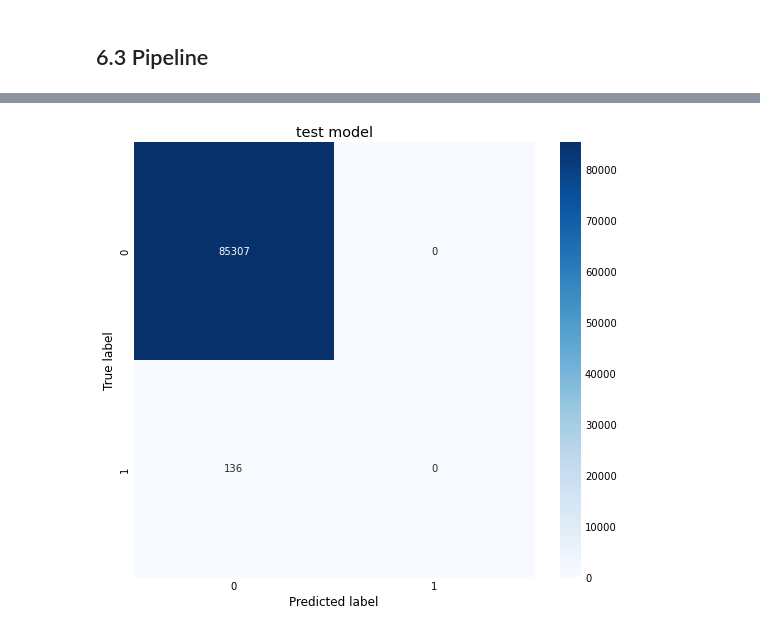
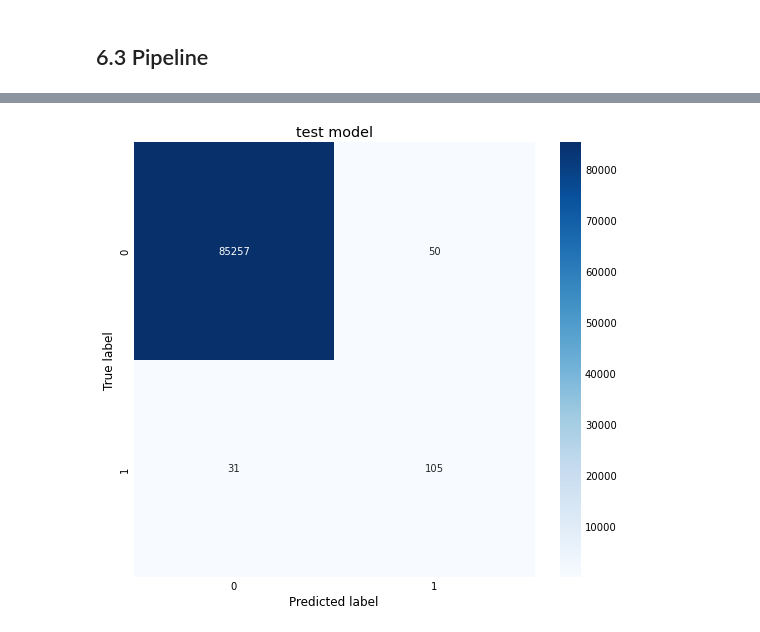
Before and after one commit to YuriCatramby/ds-clf-fraud-detection, a Jupyter notebook: ds_clf_fraud_detection.ipynb, the cells around one changed output, grey strips where cells are left out. Cells and saved outputs as stored; diff of their text form; code cells hidden in the pictures.

```diff
--- a/ds_clf_fraud_detection.ipynb
+++ b/ds_clf_fraud_detection.ipynb
@@ -356,7 +345,7 @@ def cal_class_weight(df):
 # %% [markdown]
 ### 6.1.2 Oversampling
 # %%
-def cal_resample(df):
+def func_resample(df):
     df_train_imbalanced = df.copy()
     df_train_over = resample(
         df[df['Class'] == 1],
@@ -367,3 +356,6 @@ def cal_resample(df):
 
     df_train_balanced = pd.concat([df_train_over, df_train_imbalanced])
     return df_train_balanced
+# %%
+df_train_balanced = func_resample(df_train)
+df_train_balanced.groupby('Class').size()
@@ -402,6 +399,20 @@ list_models = [
     model_gb,
     model_ada
 ]
+
+list_models_names = [
+    'LogisticRegression',
+    'DecisionTreeClassifier',
+    'RandomForestClassifier',
+    'SVC',
+    'GaussianNB',
+    'XGBClassifier',
+    'GradientBoostingClassifier',
+    'AdaBoostClassifier'
+]
 # %% [markdown]
 ## 6.3 Pipeline
+# %%
+X_train_bal = df_train_balanced.drop('Class', axis=1)
+y_train_bal = df_train_balanced['Class']
 # %%
@@ -448,13 +456,18 @@ ROC/AUC: 0.5
 # %%
-# plt.figure(figsize = (8, 8))
+plt.figure(figsize = (8, 8))
 
-# cm = confusion_matrix(y_test, y_pred)
+model = model_dt
+model.fit(X_train_bal, y_train_bal)
 
-# sns.heatmap(cm, annot=True, cmap='Blues', fmt='.0f')
-# plt.title('test model')
-# plt.xlabel("Predicted label")
-# plt.ylabel("True label")
+score_model = model.score(X_test, y_test)
+y_pred = model.predict(X_test)
+cm = confusion_matrix(y_test, y_pred)
 
-# plt.show()
+sns.heatmap(cm, annot=True, cmap='Blues', fmt='.0f')
+plt.title('test model')
+plt.xlabel("Predicted label")
+plt.ylabel("True label")
+
+plt.show()
 # %% [output]
-[figure, old version]
+[figure, new version]
```
Also changed, not shown: parts of 6 cells of this notebook.
